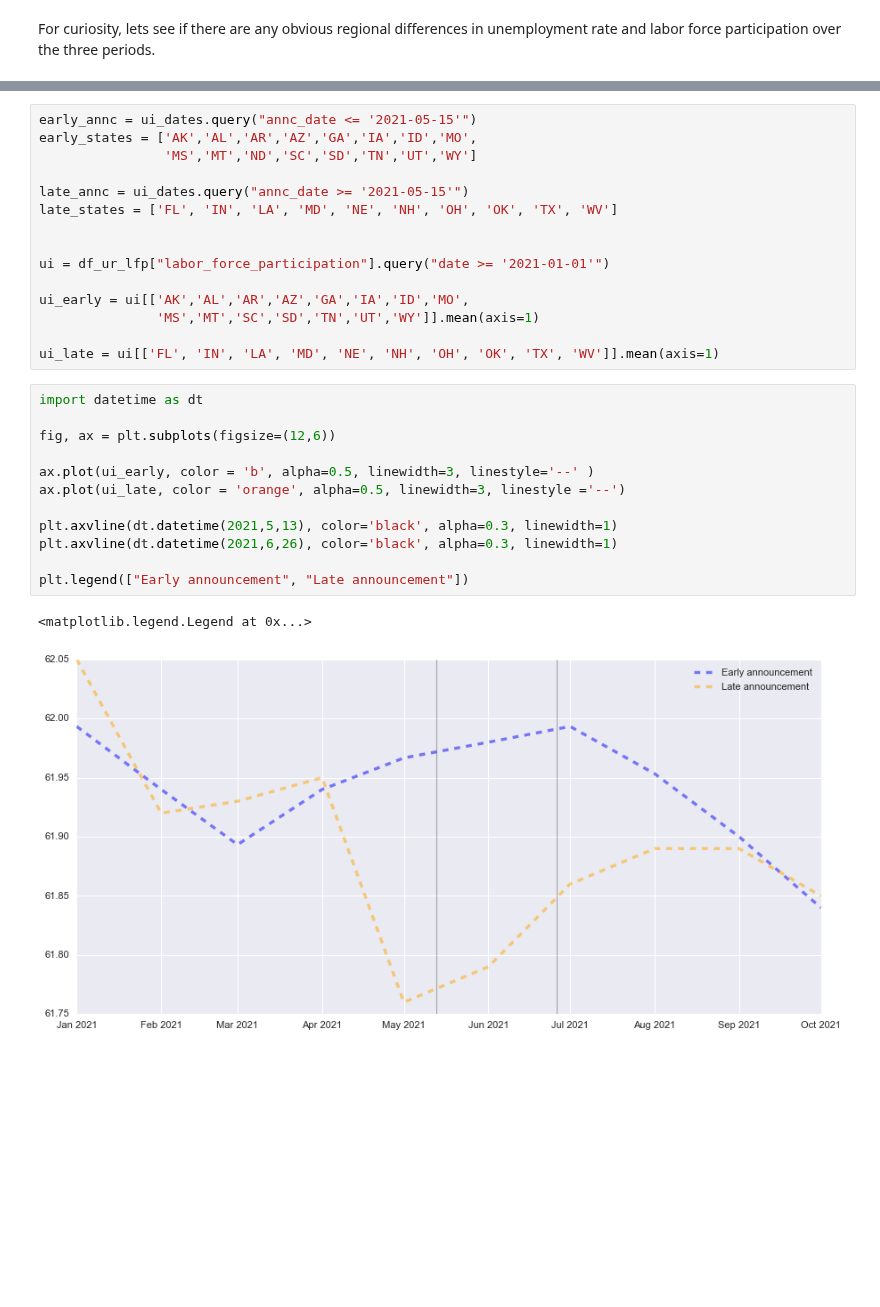
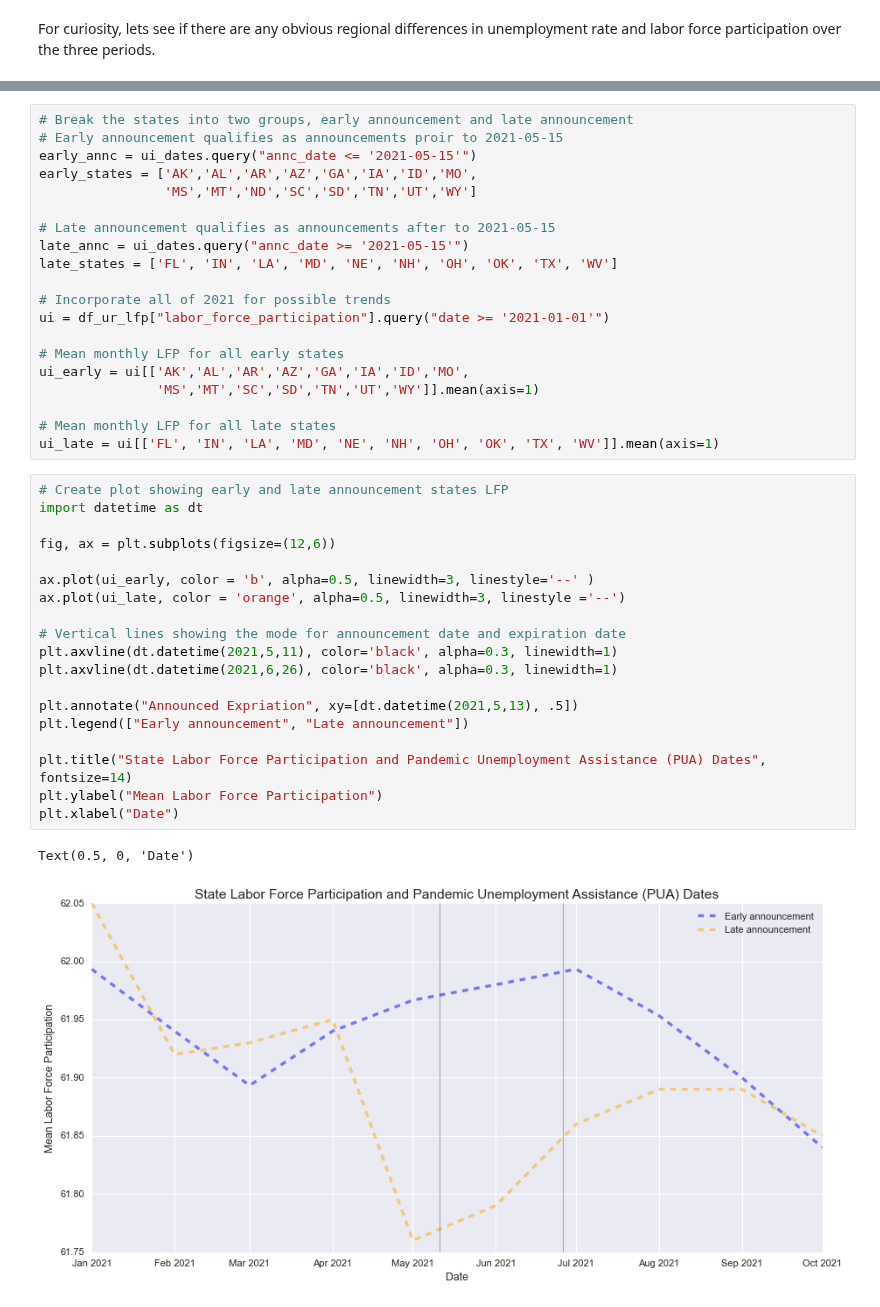
Before and after one commit to vgm236/ferrante_moreira_data_project, a Jupyter notebook: app/ferrante_moreira_project.ipynb, the cells around one changed output, grey strips where cells are left out. Cells and saved outputs as stored; diff of their text form; blank space fills up the shorter version.

Commit message:
Added text

```diff
--- a/app/ferrante_moreira_project.ipynb
+++ b/app/ferrante_moreira_project.ipynb
@@ -903,30 +901,42 @@ array(['2021-05-14T00:00:00.000000000', '2021-05-10T00:00:00.000000000',
 # %%
+# Break the states into two groups, early announcement and late announcement
+# Early announcement qualifies as announcements proir to 2021-05-15
 early_annc = ui_dates.query("annc_date <= '2021-05-15'")
 early_states = ['AK','AL','AR','AZ','GA','IA','ID','MO',
                 'MS','MT','ND','SC','SD','TN','UT','WY']
 
+# Late announcement qualifies as announcements after to 2021-05-15
 late_annc = ui_dates.query("annc_date >= '2021-05-15'")
 late_states = ['FL', 'IN', 'LA', 'MD', 'NE', 'NH', 'OH', 'OK', 'TX', 'WV']
 
-
+# Incorporate all of 2021 for possible trends
 ui = df_ur_lfp["labor_force_participation"].query("date >= '2021-01-01'")
 
+# Mean monthly LFP for all early states
 ui_early = ui[['AK','AL','AR','AZ','GA','IA','ID','MO',
                'MS','MT','SC','SD','TN','UT','WY']].mean(axis=1)
 
+# Mean monthly LFP for all late states
 ui_late = ui[['FL', 'IN', 'LA', 'MD', 'NE', 'NH', 'OH', 'OK', 'TX', 'WV']].mean(axis=1)
 # %%
+# Create plot showing early and late announcement states LFP
 import datetime as dt
 
 fig, ax = plt.subplots(figsize=(12,6))
 
 ax.plot(ui_early, color = 'b', alpha=0.5, linewidth=3, linestyle='--' )
 ax.plot(ui_late, color = 'orange', alpha=0.5, linewidth=3, linestyle ='--')
 
-plt.axvline(dt.datetime(2021,5,13), color='black', alpha=0.3, linewidth=1)
+# Vertical lines showing the mode for announcement date and expiration date
+plt.axvline(dt.datetime(2021,5,11), color='black', alpha=0.3, linewidth=1)
 plt.axvline(dt.datetime(2021,6,26), color='black', alpha=0.3, linewidth=1)
 
+plt.annotate("Announced Expriation", xy=[dt.datetime(2021,5,13), .5])
 plt.legend(["Early announcement", "Late announcement"])
+
+plt.title("State Labor Force Participation and Pandemic Unemployment Assistance (PUA) Dates", fontsize=14)
+plt.ylabel("Mean Labor Force Participation")
+plt.xlabel("Date")
 # %% [output]
-<matplotlib.legend.Legend at 0x...>
+Text(0.5, 0, 'Date')
-[figure, old version]
+[figure, new version]
```
Also changed, not shown: parts of 29 cells of this notebook.
